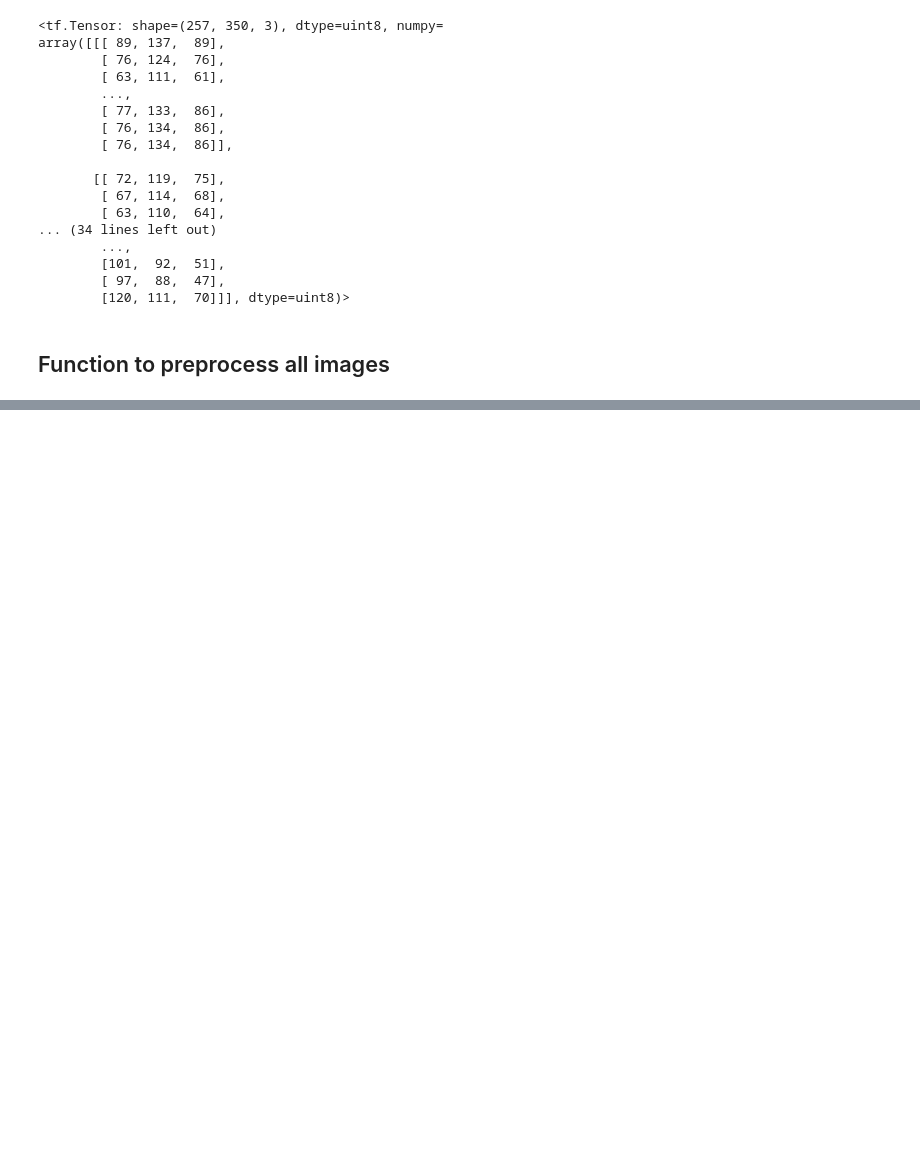
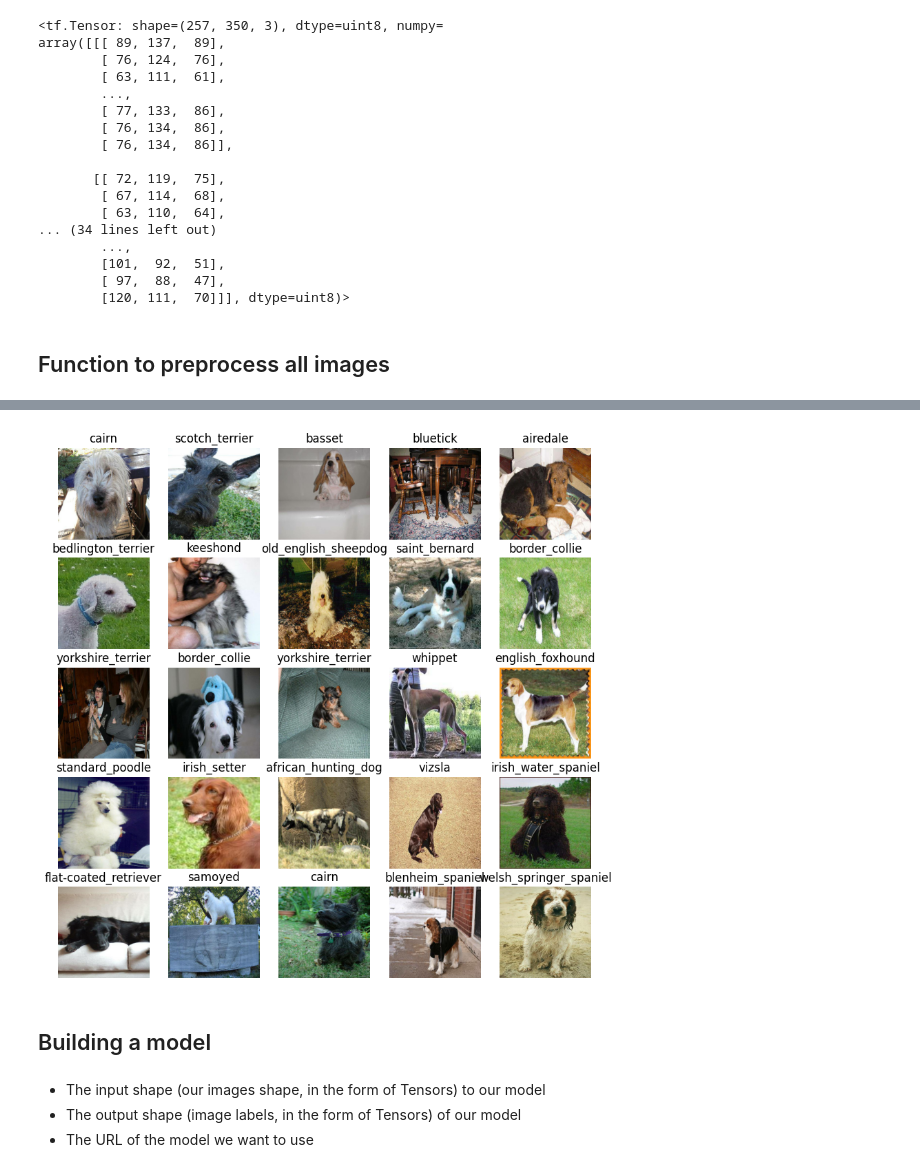
Before and after one commit to Paty1355/Dog-vision-with-Tensorflow, a Jupyter notebook: dog_vision.ipynb, the cells around one changed output, grey strips where cells are left out. Saved outputs shown, nothing was run; the diff lists cells and outputs as text; code cells hidden in the pictures; blank space fills up the shorter version.

```diff
--- a/dog_vision.ipynb
+++ b/dog_vision.ipynb
@@ -327,0 +435,11 @@ def process_image(image_path, img_size = IMG_SIZE):
+# %%
+val_images, val_labels = next(val_data.as_numpy_iterator())
+show_25_images(val_images, val_labels)
+# %% [output]
+[figure, added]
+# %% [markdown]
+## Building a model
+# %% [markdown]
+* The input shape (our images shape, in the form of Tensors) to our model
+* The output shape (image labels, in the form of Tensors) of our model
+* The URL of the model we want to use
```
Also changed, not shown: parts of 14 cells of this notebook.
